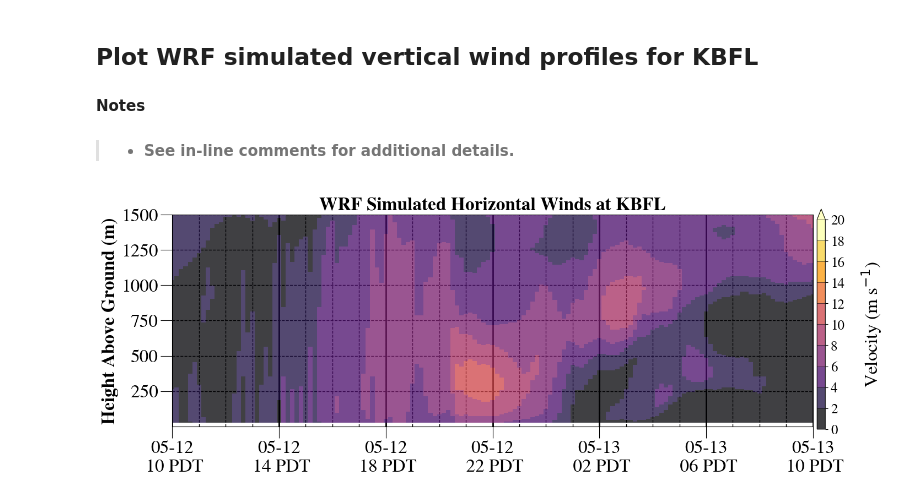
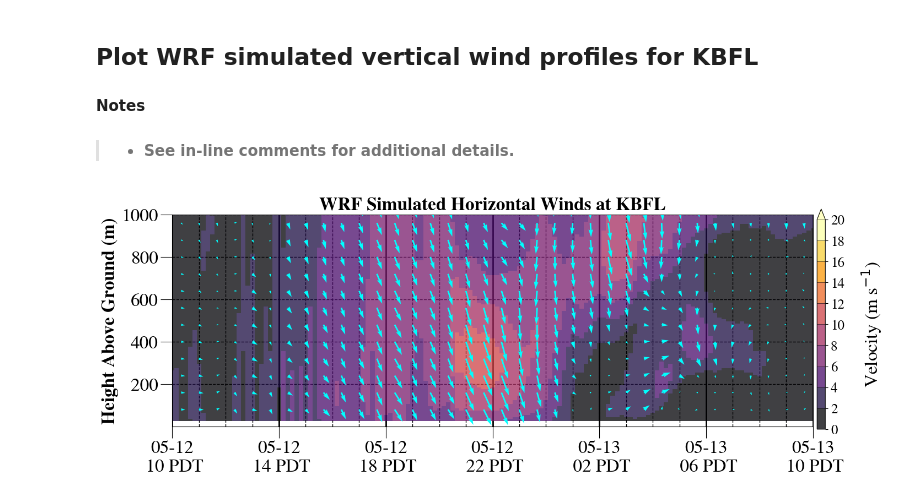
Before and after one commit to mariandob/swex_iop_10_manuscript, a Jupyter notebook: notebooks/figure_09_10_code_wrf_wind_profiles.ipynb, the cells around one changed output. Saved outputs shown, nothing was run; the diff lists cells and outputs as text; code cells hidden in the pictures.

Commit message:
Update LiDAR notebooks to include quiver arrows

```diff
--- a/notebooks/figure_09_10_code_wrf_wind_profiles.ipynb
+++ b/notebooks/figure_09_10_code_wrf_wind_profiles.ipynb
@@ -243,10 +243,10 @@ barb_density_height_list = [8, [],
                             8,  [],
                             8,  []]
 
-barb_density_time_list   = [2, [],
-                            2,  [],
-                            2,  [],
-                            2,  []]
+barb_density_time_list   = [4, [],
+                            4,  [],
+                            4,  [],
+                            4,  []]
 #----------------------------------------------------------------------------------------------------------------------
 #For each axis we have, do the following:
 for ax_index, ax in enumerate(axs.flatten()):
@@ -260,9 +260,9 @@ for ax_index, ax in enumerate(axs.flatten()):
     ax.set_xticklabels(xticklabels[::4], fontdict=fontdict_xtick_labels)
 
     #y-axis customizations for all axes
-    y_min  = 250
-    y_max  = 1500
-    y_step = 250
+    y_min  = 200
+    y_max  = 1000
+    y_step = 200
     yticks = np.arange(y_min, y_max+y_step, y_step)
     ax.set_yticks(yticks)
     ax.set_ylim([0, y_max])
@@ -307,6 +307,12 @@ for ax_index, ax in enumerate(axs.flatten()):
                                       lidar_heights_list[ax_index],
                                       lidar_wind_speed_list[ax_index],
                                       shading='nearest', cmap=xy_cmap, norm=xy_norm, alpha=0.75)
+        #Plot quiver
+        barbs = ax.quiver(lidar_times_list[ax_index][::barb_density_height_list[ax_index], ::barb_density_time_list[ax_index]],
+                          lidar_heights_list[ax_index][::barb_density_height_list[ax_index], ::barb_density_time_list[ax_index]],
+                          lidar_wind_u_list[ax_index][::barb_density_height_list[ax_index], ::barb_density_time_list[ax_index]],
+                          lidar_wind_v_list[ax_index][::barb_density_height_list[ax_index], ::barb_density_time_list[ax_index]],
+                          scale=30*10, scale_units='width', color='cyan')
 
         #Add y-tick labels for even subplots only
         ax.set_yticklabels(yticks, **fontdict_ytick_labels)
@@ -395,9 +401,9 @@ ax.set_xticks(xticks_utc[::4])
 ax.set_xticklabels(xticklabels[::4], fontdict=fontdict_xtick_labels)
 
 #y-axis customizations
-y_min  = 250
-y_max  = 1500
-y_step = 250
+y_min  = 200
+y_max  = 1000
+y_step = 200
 yticks = np.arange(y_min, y_max+y_step, y_step)
 ax.set_yticks(yticks)
 ax.set_yticklabels(yticks, **fontdict_ytick_labels)
@@ -417,32 +423,39 @@ for xtick_utc in xticks_utc[::4]:
     ax.axvline(x=xtick_utc, ymin=0, ymax=1, color='black', linestyle='-', linewidth=2, zorder=1)
 
 #Define colorbar levels and colorbar norms for plotting XY data
 #https://stackoverflow.com/questions/48613920/use-of-extend-in-a-pcolormesh-plot-with-discrete-colorbar
 #https://mycarta.wordpress.com/2012/10/14/the-rainbow-is-deadlong-live-the-rainbow-part-4-cie-lab-heated-body/
 level_min  = 0
 level_max  = 20
 level_step = 2
 levels = np.arange(level_min,level_max+level_step,level_step)
 cmap   = plt.get_cmap('inferno').copy()
 cmap.set_extremes(under='None', over='#ffffb2', bad='None')
 norm   = mplc.BoundaryNorm(levels, ncolors=cmap.N, clip=False)
 
 #Plot pcolormesh
 pcolormesh = ax.pcolormesh(time_2d, height_2d, kbfl_xy_wind, shading='nearest', cmap=cmap, norm=norm, alpha=0.75)
 
 #Create a colorbar axis outside the figure for vertical velocity
 cax  = fig.add_axes([0.905, 0.10, 0.01, 0.80])  # [left, bottom, width, height]
 cbar = fig.colorbar(pcolormesh, cax=cax, orientation='vertical', spacing='uniform', extend='max', drawedges=True, ticks=levels[::1])
 cbar.set_label('Velocity (m s$^{-1}$)', color='black', labelpad=20, **fontdict_text_color_bar)
 
 #Set font for vertical velocity colorbar tick lables
 #https://stackoverflow.com/questions/7257372/set-font-properties-to-tick-labels-with-matplot-lib/7280803
 ticks_font = mplf.FontProperties(family='Nimbus Roman', style='normal', size=18, weight='normal', stretch='normal')
 for label in cbar.ax.get_yticklabels():
     label.set_fontproperties(ticks_font)
+
+#Plot quiver
+barbs = ax.quiver(time_2d[::8, ::4],
+                  height_2d_2d[::8, ::4],
+                  kbfl_x_wind[::8, ::4],
+                  kbfl_y_wind[::8, ::4],
+                  scale=30*10, scale_units='width', color='cyan')
 #----------------------------------------------------------------------------------------------------------------------
 #Save figure
-#plt.savefig('./figures/figure_10_wrf_kbfl.png', bbox_inches='tight', dpi=500)
+plt.savefig('./figures/figure_10_wrf_kbfl.png', bbox_inches='tight', dpi=500)
 #----------------------------------------------------------------------------------------------------------------------
 # %% [output]
-[figure, old version]
+[figure, new version]
```
Also changed, not shown: parts of 1 cell of this notebook, 1 other file.
